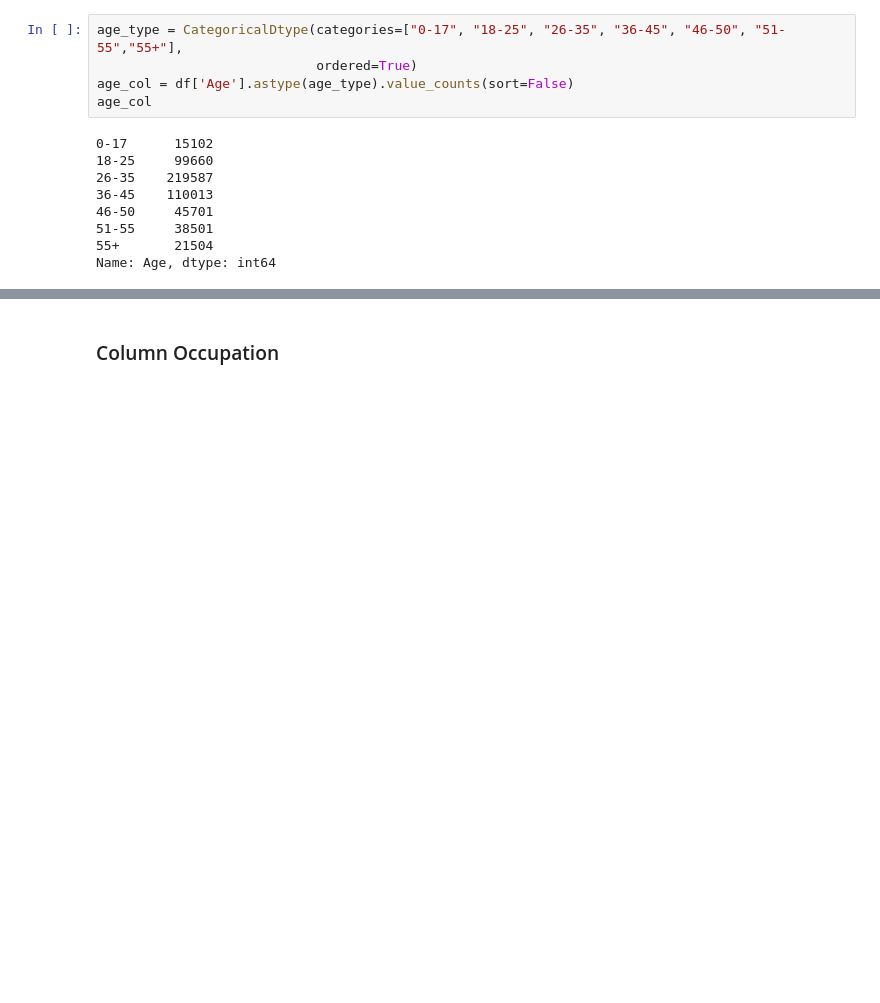
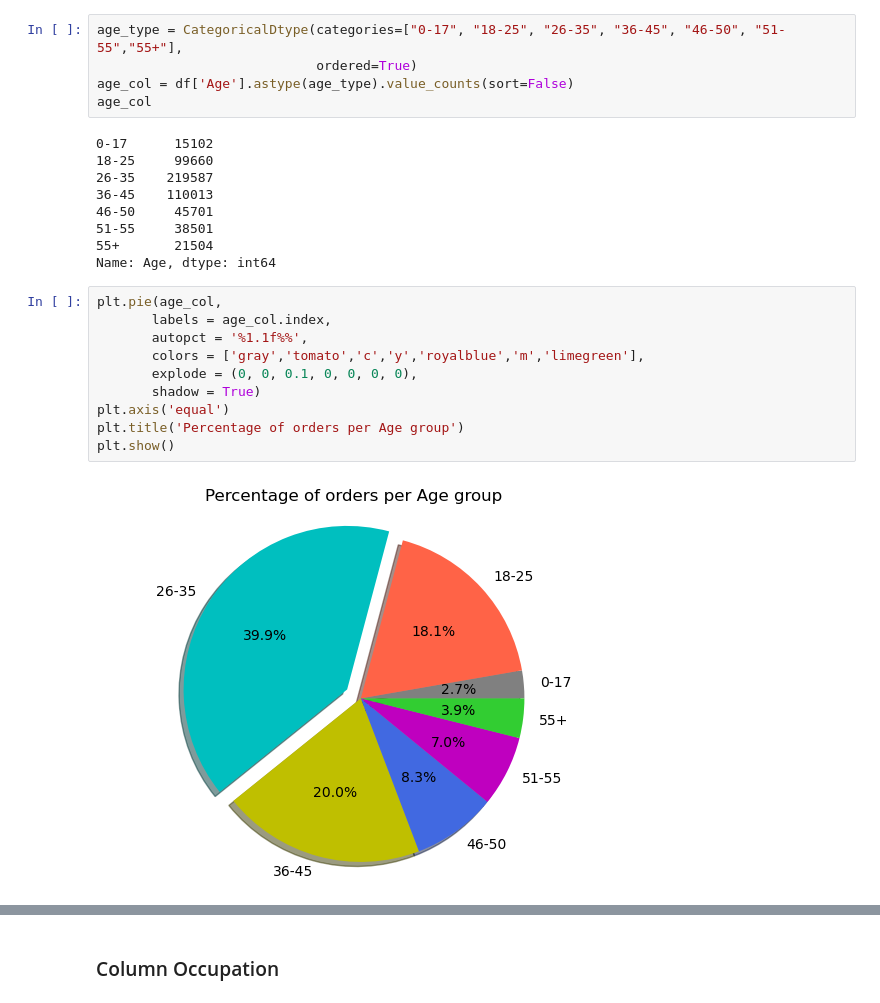
Before and after one commit to nguyenminhthuy/da-course-cybersoft, a Jupyter notebook: pj-black-friday-sales/black-friday-sales.ipynb, the cells around one changed output, grey strips where cells are left out. Saved outputs shown, nothing was run; the diff lists cells and outputs as text; blank space fills up the shorter version.

```diff
--- a/pj-black-friday-sales/black-friday-sales.ipynb
+++ b/pj-black-friday-sales/black-friday-sales.ipynb
@@ -222,6 +223,18 @@ age_col
 51-55     38501
 55+       21504
 Name: Age, dtype: int64
+# %%
+plt.pie(age_col,
+       labels = age_col.index,
+       autopct = '%1.1f%%',
+       colors = ['gray','tomato','c','y','royalblue','m','limegreen'],
+       explode = (0, 0, 0.1, 0, 0, 0, 0),
+       shadow = True)
+plt.axis('equal')
+plt.title('Percentage of orders per Age group')
+plt.show()
+# %% [output]
+[figure, added]
 # %%
 ax = age_col.plot(kind='bar',
                   stacked=False, rot=0,
```
Also changed, not shown: parts of 32 cells of this notebook, 1 other file.
